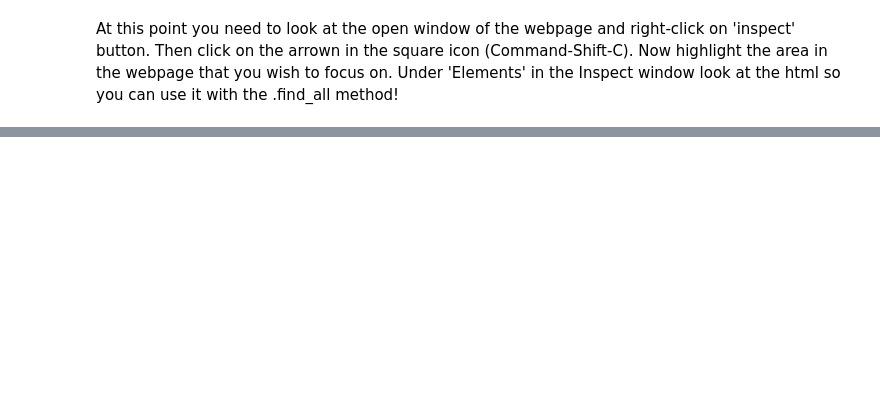
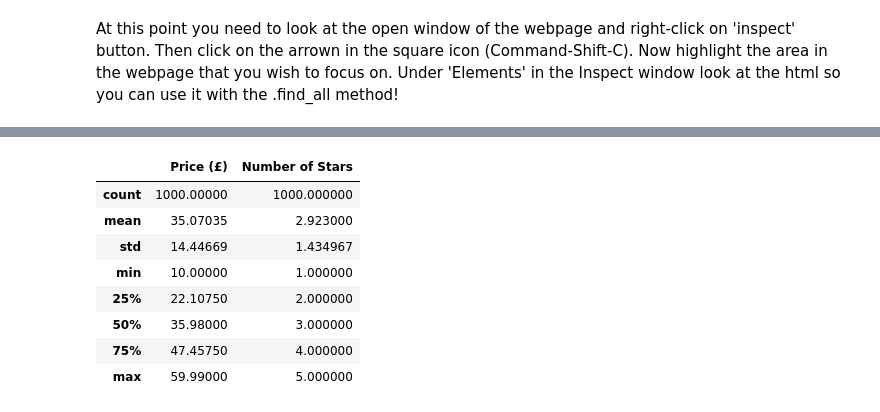
Before and after one commit to twhipple/Web_Scraping_Books, a Jupyter notebook: Web_Scraping_Books.ipynb, the cells around one changed output, grey strips where cells are left out. Cells and saved outputs as stored; diff of their text form; code cells hidden in the pictures; blank space fills up the shorter version.

```diff
--- a/Web_Scraping_Books.ipynb
+++ b/Web_Scraping_Books.ipynb
@@ -346,0 +306,7 @@ next_button.send_keys(keys.ENTER)
+# %%
+# Start with the three lists and the ratings dictionary
+price_list = []
+star_list = []
+title_list = []
+# Dictionary of ratings
+ratings = {'One':1, 'Two':2, 'Three':3, 'Four':4, 'Five':5}
@@ -346,0 +447,5 @@ next_button.send_keys(keys.ENTER)
+# %%
+# Turn our three lists into a dataframe
+df = pd.DataFrame(list(zip(title_list, price_list, star_list)),
+               columns =['Title', 'Price (£)', 'Number of Stars'])
+df.head()
@@ -346,0 +459,13 @@ next_button.send_keys(keys.ENTER)
+# %%
+# Check out my results
+df.describe()
+# %% [output]
+|  | Price (£) | Number of Stars |
+| count | 1000.00000 | 1000.000000 |
+| mean | 35.07035 | 2.923000 |
+| std | 14.44669 | 1.434967 |
+| min | 10.00000 | 1.000000 |
+| 25% | 22.10750 | 2.000000 |
+| 50% | 35.98000 | 3.000000 |
+| 75% | 47.45750 | 4.000000 |
+| max | 59.99000 | 5.000000 |
```
Also changed, not shown: parts of 104 cells of this notebook.
